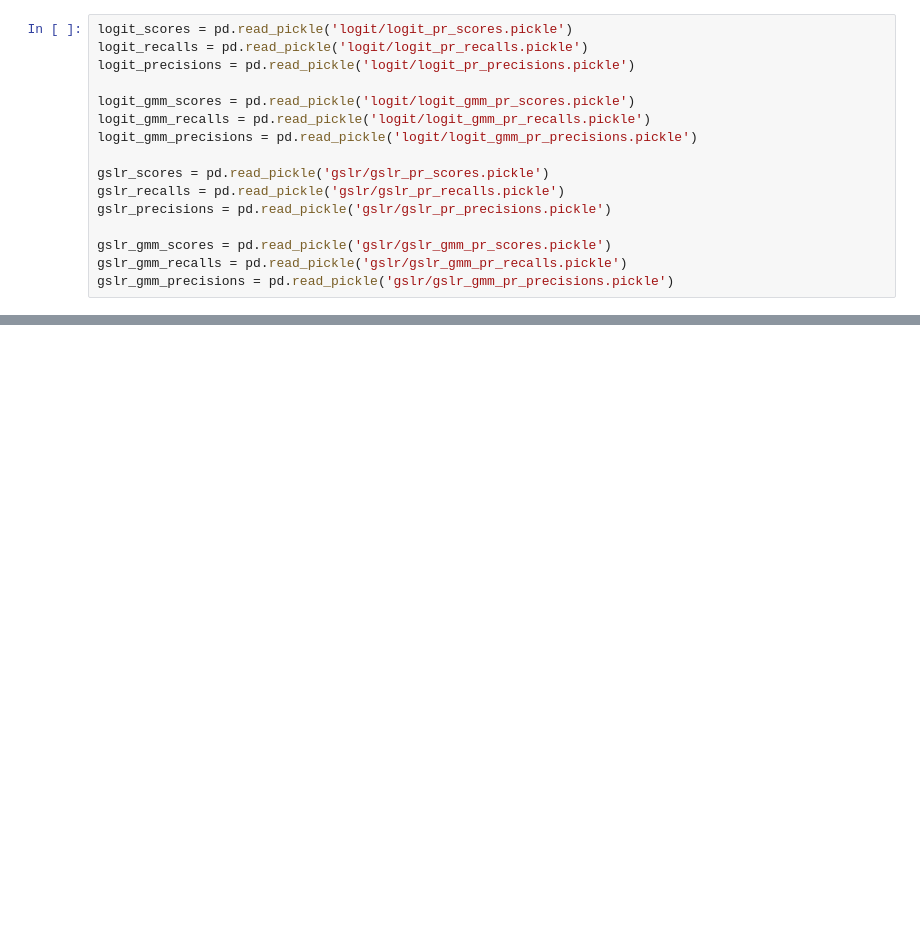
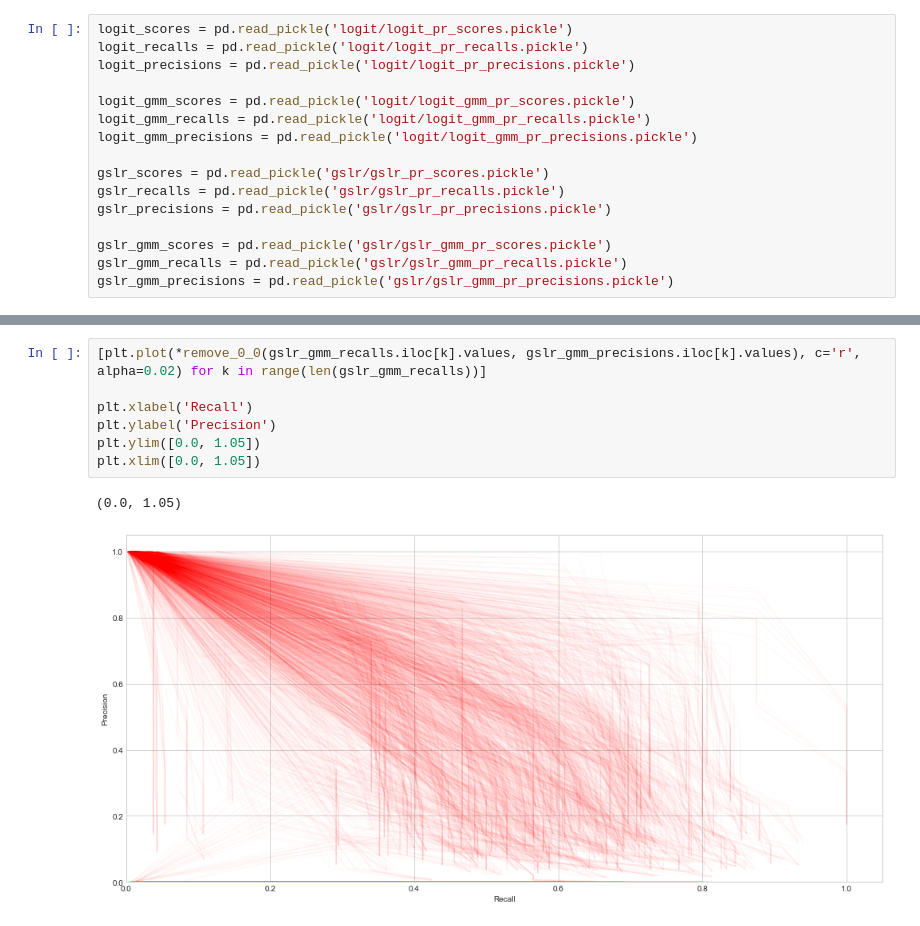
Before and after one commit to fraenkel-lab/GSLR, a Jupyter notebook: experiments/algorithms/Logit_PR_vs_GSLR_pr.ipynb, the cells around one changed output, grey strips where cells are left out. Cells and saved outputs as stored; diff of their text form; blank space fills up the shorter version.

```diff
--- a/experiments/algorithms/Logit_PR_vs_GSLR_pr.ipynb
+++ b/experiments/algorithms/Logit_PR_vs_GSLR_pr.ipynb
@@ -30,0 +69,10 @@ gslr_gmm_precisions = pd.read_pickle('gslr/gslr_gmm_pr_precisions.pickle')
+# %%
+[plt.plot(*remove_0_0(gslr_gmm_recalls.iloc[k].values, gslr_gmm_precisions.iloc[k].values), c='r', alpha=0.02) for k in range(len(gslr_gmm_recalls))]
+
+plt.xlabel('Recall')
+plt.ylabel('Precision')
+plt.ylim([0.0, 1.05])
+plt.xlim([0.0, 1.05])
+# %% [output]
+(0.0, 1.05)
+[figure, added]
```
Also changed, not shown: parts of 16 cells of this notebook.
